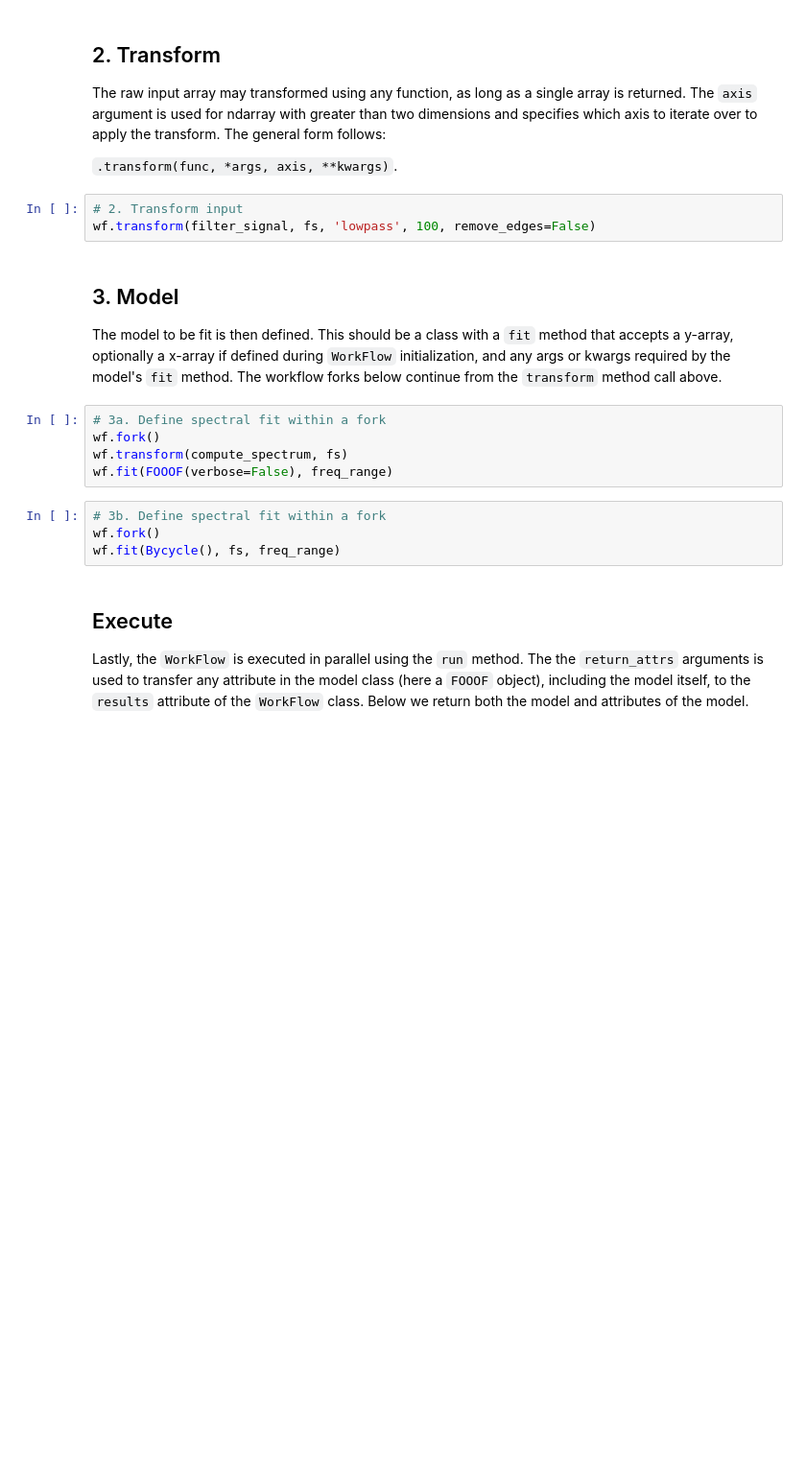
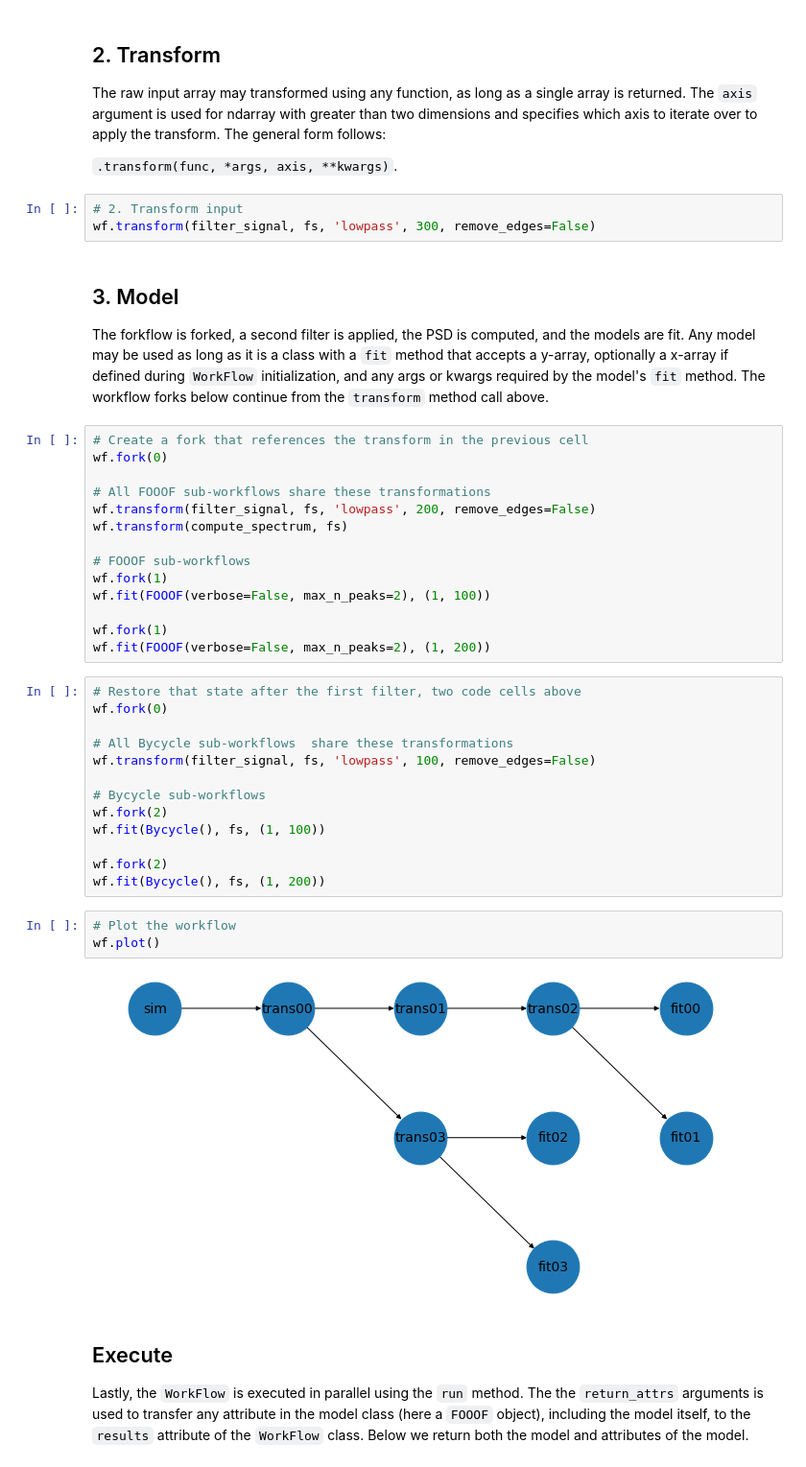
Before and after one commit to voytekresearch/ndspflow, a Jupyter notebook: doc/tutorials/plot_x_workflows.ipynb, the cells around one changed output. Shown: that part at 96% size. Drawn from its saved outputs; the diff is of its cells as text; blank space fills up the shorter version.

```diff
--- a/doc/tutorials/plot_x_workflows.ipynb
+++ b/doc/tutorials/plot_x_workflows.ipynb
@@ -92,19 +123,42 @@ The raw input array may transformed using any function, as long as a single arra
 `.transform(func, *args, axis, **kwargs)`.
 # %%
 # 2. Transform input
-wf.transform(filter_signal, fs, 'lowpass', 100, remove_edges=False)
+wf.transform(filter_signal, fs, 'lowpass', 300, remove_edges=False)
 # %% [markdown]
 ## 3. Model
-The model to be fit is then defined. This should be a class with a `fit` method that accepts a y-array, optionally a x-array if defined during `WorkFlow` initialization, and any args or kwargs required by the model's `fit` method. The workflow forks below continue from the `transform` method call above.
+The forkflow is forked, a second filter is applied, the PSD is computed, and the models are fit. Any model may be used as long as it is a class with a `fit` method that accepts a y-array, optionally a x-array if defined during `WorkFlow` initialization, and any args or kwargs required by the model's `fit` method. The workflow forks below continue from the `transform` method call above.
 # %%
-# 3a. Define spectral fit within a fork
-wf.fork()
+# Create a fork that references the transform in the previous cell
+wf.fork(0)
+
+# All FOOOF sub-workflows share these transformations
+wf.transform(filter_signal, fs, 'lowpass', 200, remove_edges=False)
 wf.transform(compute_spectrum, fs)
-wf.fit(FOOOF(verbose=False), freq_range)
+
+# FOOOF sub-workflows
+wf.fork(1)
+wf.fit(FOOOF(verbose=False, max_n_peaks=2), (1, 100))
+
+wf.fork(1)
+wf.fit(FOOOF(verbose=False, max_n_peaks=2), (1, 200))
 # %%
-# 3b. Define spectral fit within a fork
-wf.fork()
-wf.fit(Bycycle(), fs, freq_range)
+# Restore that state after the first filter, two code cells above
+wf.fork(0)
+
+# All Bycycle sub-workflows  share these transformations
+wf.transform(filter_signal, fs, 'lowpass', 100, remove_edges=False)
+
+# Bycycle sub-workflows
+wf.fork(2)
+wf.fit(Bycycle(), fs, (1, 100))
+
+wf.fork(2)
+wf.fit(Bycycle(), fs, (1, 200))
+# %%
+# Plot the workflow
+wf.plot()
+# %% [output]
+[figure, added]
 # %% [markdown]
 ## Execute
 
```
Also changed, not shown: parts of 5 cells of this notebook, 1 other file.
